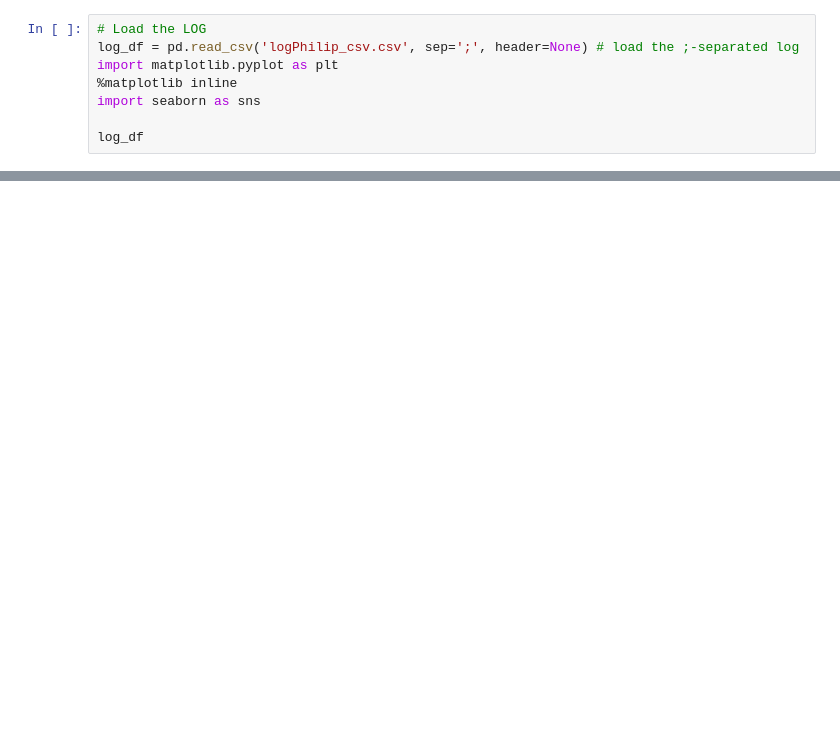
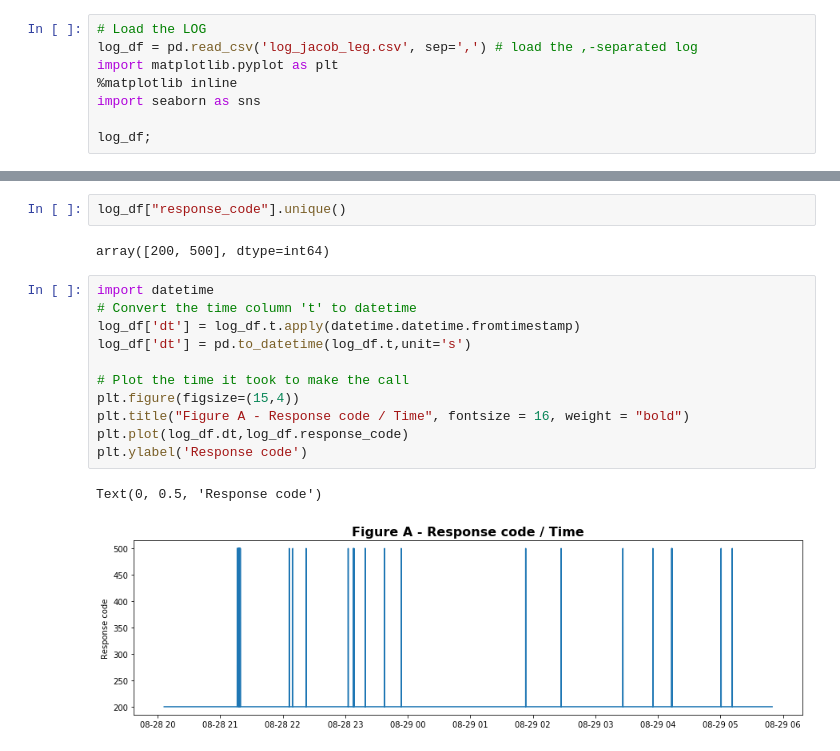
Before and after one commit to tnv875/Group18-NoTeeth, a Jupyter notebook: Exam project/Jacob legemappe/Jacob-log-leg.ipynb, the cells around one changed output, grey strips where cells are left out. Saved outputs shown, nothing was run; the diff lists cells and outputs as text; blank space fills up the shorter version.

```diff
--- a/Exam project/Jacob legemappe/Jacob-log-leg.ipynb
+++ b/Exam project/Jacob legemappe/Jacob-log-leg.ipynb
@@ -33,8 +11,8 @@ log_1
 # %%
 # Load the LOG
-log_df = pd.read_csv('logPhilip_csv.csv', sep=';', header=None) # load the ;-separated log
+log_df = pd.read_csv('log_jacob_leg.csv', sep=',') # load the ,-separated log
 import matplotlib.pyplot as plt
 %matplotlib inline
 import seaborn as sns
 
-log_df
+log_df;
@@ -63,0 +44,18 @@ AttributeError: 'DataFrame' object has no attribute 'dt'
+# %%
+log_df["response_code"].unique()
+# %% [output]
+array([200, 500], dtype=int64)
+# %%
+import datetime
+# Convert the time column 't' to datetime
+log_df['dt'] = log_df.t.apply(datetime.datetime.fromtimestamp)
+log_df['dt'] = pd.to_datetime(log_df.t,unit='s')
+
+# Plot the time it took to make the call
+plt.figure(figsize=(15,4))
+plt.title("Figure A - Response code / Time", fontsize = 16, weight = "bold")
+plt.plot(log_df.dt,log_df.response_code)
+plt.ylabel('Response code')
+# %% [output]
+Text(0, 0.5, 'Response code')
+[figure, added]
```
Also changed, not shown: parts of 11 cells of this notebook, 5 other files.
